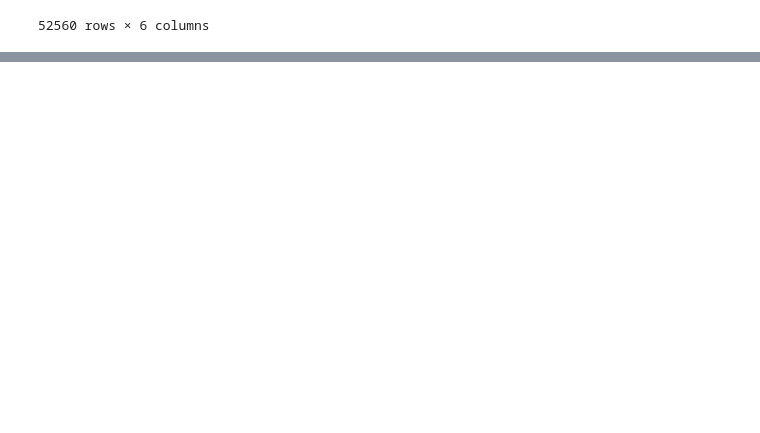
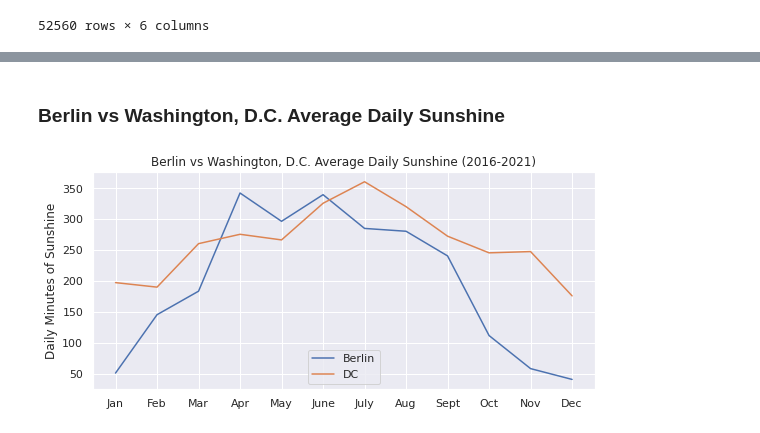
Before and after one commit to yasp-g/portfolio, a Jupyter notebook: Berlin-vs-DC-overcast-visualization/BER-DC-overcast.ipynb, the cells around one changed output, grey strips where cells are left out. Saved outputs shown, nothing was run; the diff lists cells and outputs as text; code cells hidden in the pictures; blank space fills up the shorter version.

```diff
--- a/Berlin-vs-DC-overcast-visualization/BER-DC-overcast.ipynb
+++ b/Berlin-vs-DC-overcast-visualization/BER-DC-overcast.ipynb
@@ -925,0 +599,8 @@ WARNING:matplotlib.legend:No handles with labels found to put in legend.
+# %%
+# first, sundur_month_DC, because its a little more straightforward
+sundur_DC = df[['sunduration_DC']][df['sunup_DC'] == 1]
+sundur_day_DC = sundur_DC.groupby([sundur_DC.index.year,
+                                   sundur_DC.index.month,
+                                   sundur_DC.index.day]).agg({'sunduration_DC': np.nansum})
+sundur_day_DC.index.names = ['year', 'month', 'day']
+sundur_month_DC = sundur_day_DC.groupby(level=['month']).agg({'sunduration_DC': np.nanmean})
@@ -925,0 +611,7 @@ WARNING:matplotlib.legend:No handles with labels found to put in legend.
+# %%
+# group by month, day, hour and aggregeate by np.nanmean
+sundur_hour_avg_BER = df[['sunduration_BER']][df['sunup_BER'] == 1]
+sundur_hour_avg_BER = sundur_hour_avg_BER.groupby([sundur_hour_avg_BER.index.month,
+                                              sundur_hour_avg_BER.index.day,
+                                              sundur_hour_avg_BER.index.hour]).agg({'sunduration_BER': np.nanmean})
+sundur_hour_avg_BER.index.names = ['month', 'day', 'hour']
@@ -925,0 +624,4 @@ WARNING:matplotlib.legend:No handles with labels found to put in legend.
+# %%
+# sum the sunduration for each day
+sundur_day_BER = sundur_hour_avg_BER.groupby(level=['month', 'day']).agg({'sunduration_BER': np.nansum})
+sundur_month_BER = sundur_day_BER.groupby(level=['month']).agg({'sunduration_BER': np.nanmean})
@@ -925,0 +653,20 @@ WARNING:matplotlib.legend:No handles with labels found to put in legend.
+# %% [markdown]
+### Berlin vs Washington, D.C. Average Daily Sunshine
+# %%
+fig0, ax0 = plt.subplots(figsize=(9, 4))
+
+x_pos = list(range(1, 13))
+months = ["Jan", "Feb", "Mar", "Apr", "May", "June", "July", "Aug", "Sept", "Oct", "Nov", "Dec"]
+ax0.set_xticks(x_pos)
+ax0.set_xticklabels(months)
+
+sns.lineplot(data=sundur_month_BER, x=x_pos, y='sunduration_BER', ax=ax0, label='Berlin')
+sns.lineplot(data=sundur_month_DC, x=x_pos, y='sunduration_DC', ax=ax0, label='DC')
+
+ax0.legend(loc='lower center')
+ax0.set_ylabel("Daily Minutes of Sunshine")
+plt.title("Berlin vs Washington, D.C. Average Daily Sunshine (2016-2021)")
+
+plt.savefig('Berlin vs Washington, D.C. Average Daily Sunshine (2016-2021).png')
+# %% [output]
+[figure, added]
```
Also changed, not shown: parts of 90 cells of this notebook.
